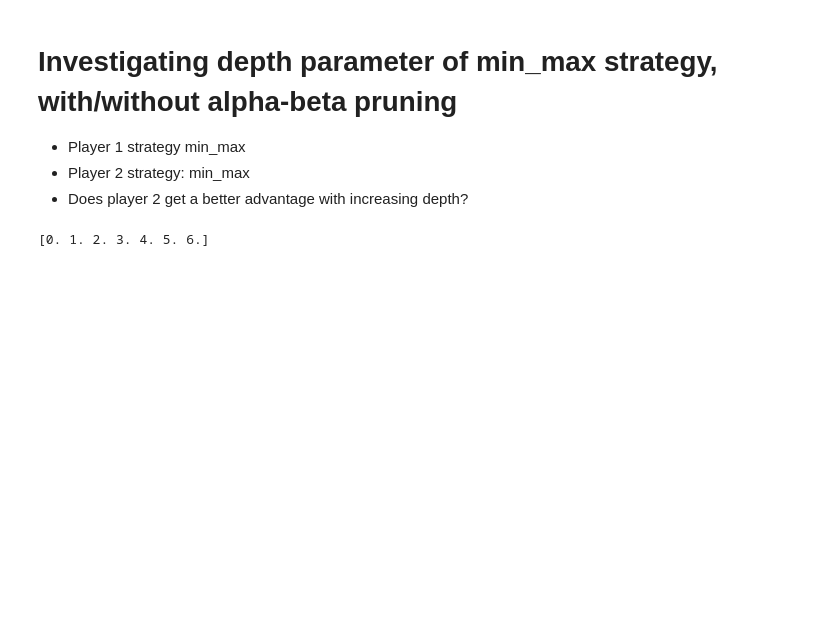
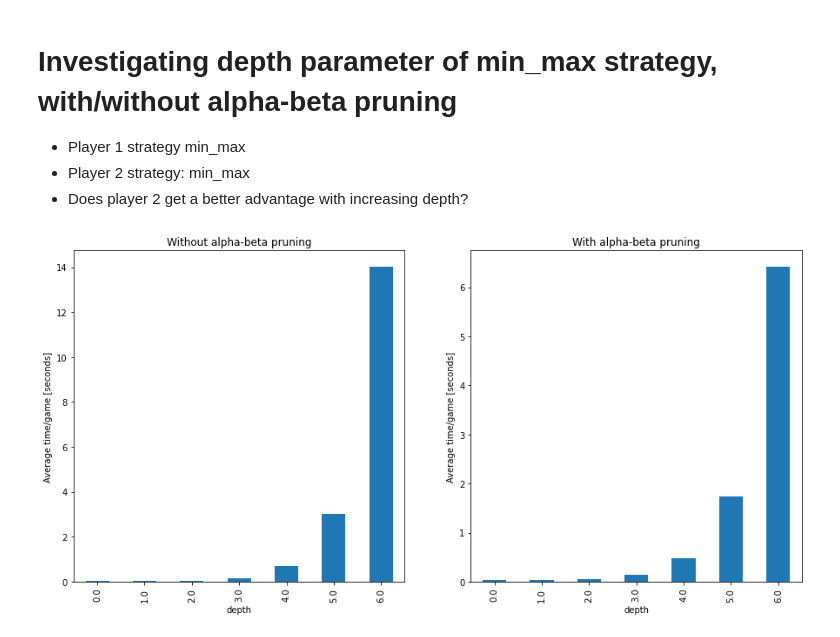
Before and after one commit to sdysch/mancala, a Jupyter notebook: analysis/min_max_depth_study.ipynb, the cells around one changed output. Saved outputs shown, nothing was run; the diff lists cells and outputs as text; code cells hidden in the pictures; blank space fills up the shorter version.

```diff
--- a/analysis/min_max_depth_study.ipynb
+++ b/analysis/min_max_depth_study.ipynb
@@ -13,6 +19,16 @@ data = pd.read_csv('../data/min_max_vs_min_max_no_alpha_beta.csv')
 # %%
-depths = np.sort( data['depth'].unique() )
-print(depths)
+depths = range(7)
-# %% [output]
-[0. 1. 2. 3. 4. 5. 6.]
+# %%
+fig, ax = plt.subplots(1, 2, figsize=(15, 7))
+data_no_ab.groupby('depth')['game_run_time'].mean().plot(kind='bar', ax=ax[0])
+ax[0].set_ylabel('Average time/game [seconds]')
+ax[0].set_title('Without alpha-beta pruning')
+
+data_ab.groupby('depth')['game_run_time'].mean().plot(kind='bar', ax=ax[1])
+ax[1].set_ylabel('Average time/game [seconds]')
+ax[1].set_title('With alpha-beta pruning')
+
+plt.show()
+# %% [output]
+[figure, added]
 # %%
```
Also changed, not shown: parts of 3 cells of this notebook, 4 other files.
